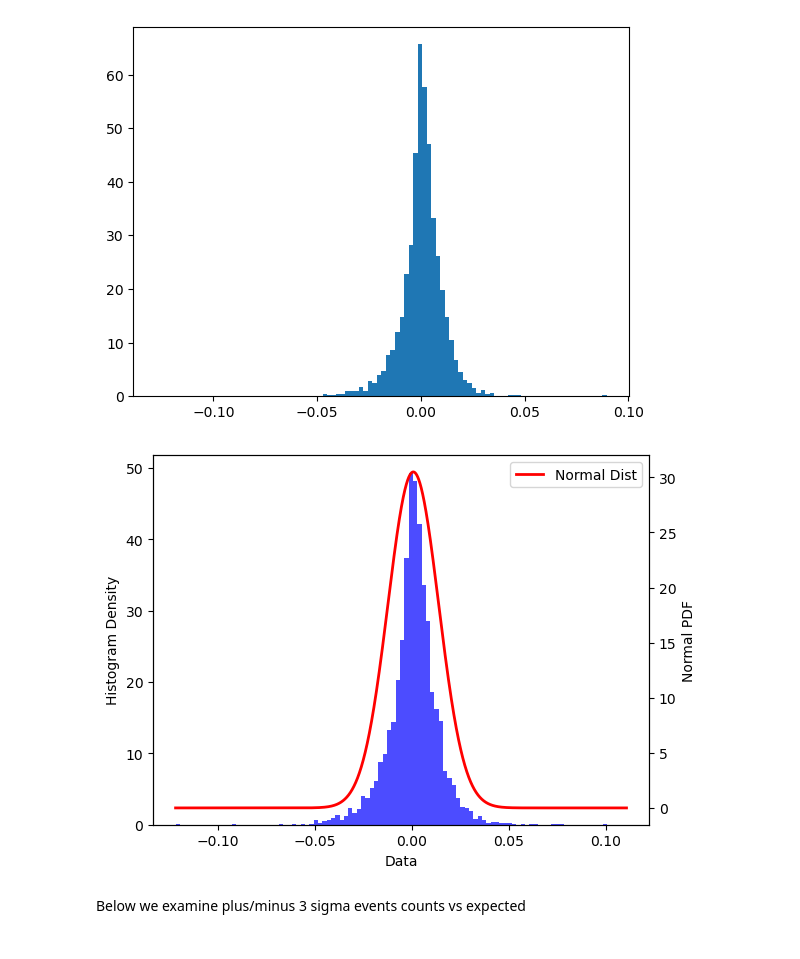
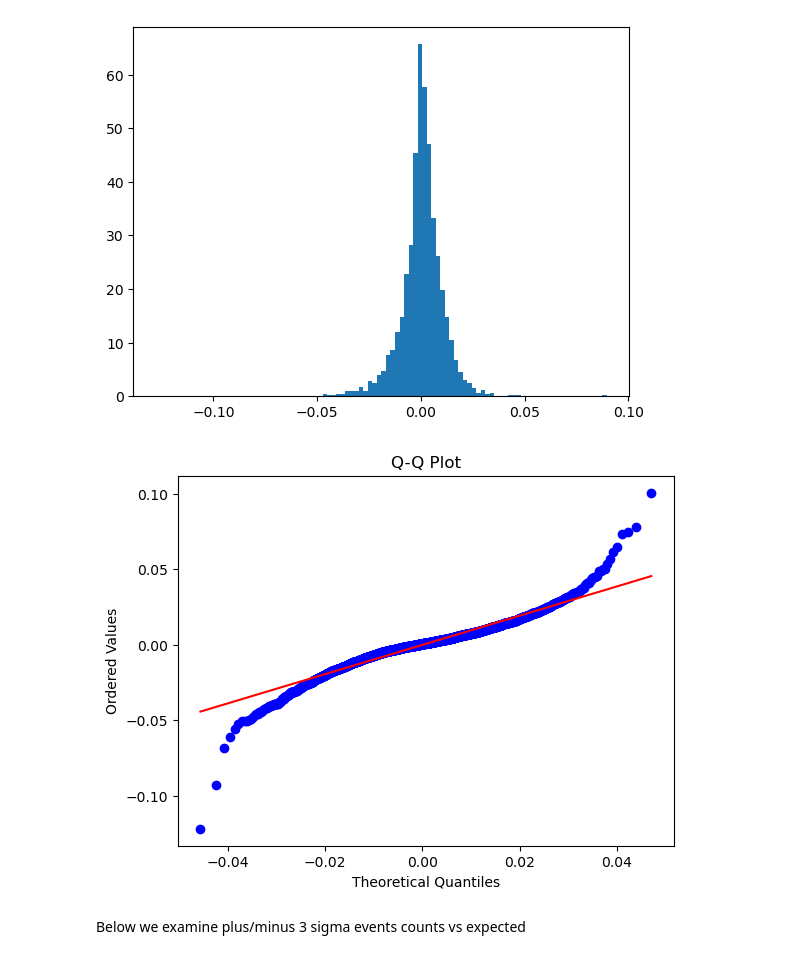
Before and after one commit to ijamil1/kalshi_mm, a Jupyter notebook: analyze_daily_returns.ipynb, the cells around one changed output. Cells and saved outputs as stored; diff of their text form; code cells hidden in the pictures.

Commit message:
havent found a good distribution to fit daily returns

```diff
--- a/analyze_daily_returns.ipynb
+++ b/analyze_daily_returns.ipynb
@@ -216,0 +188,12 @@ def plot_hist_and_overlay_normal(data, mean, sd):
+# %%
+def plot_qq_wrt_normal(data, mean, sd):
+    '''
+    data: list of data points to create a histogram from
+    '''
+    data.sort()
+
+    scipy.stats.probplot(data, sparams= (mean, sd), dist="norm", plot=plt)
+    plt.xlabel('Theoretical Quantiles')
+    plt.ylabel('Ordered Values')
+    plt.title('Q-Q Plot')
+    plt.show()
@@ -241,8 +292,8 @@ def examine_tail_events(data, mean, sd):
 # %%
 desc = ndx_2010_and_after['return'].describe()
-plot_hist_and_overlay_normal(ndx_2010_and_after['return'].to_list(), desc['mean'], desc['std'])
+plot_qq_wrt_normal(ndx_2010_and_after['return'].to_list(), desc['mean'], desc['std'])
 # %% [output]
-[figure, old version]
+[figure, new version]
 # %% [markdown]
 Below we examine plus/minus 3 sigma events counts vs expected
 # %%
```
Also changed, not shown: parts of 36 cells of this notebook.
